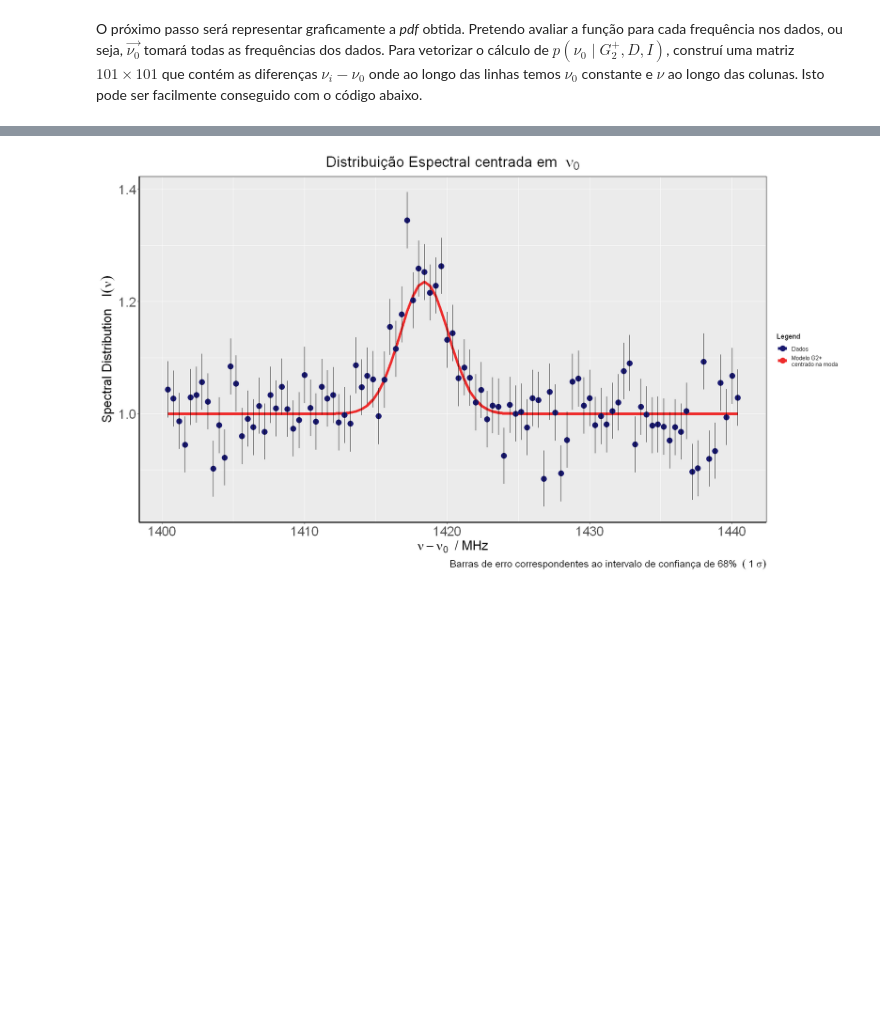
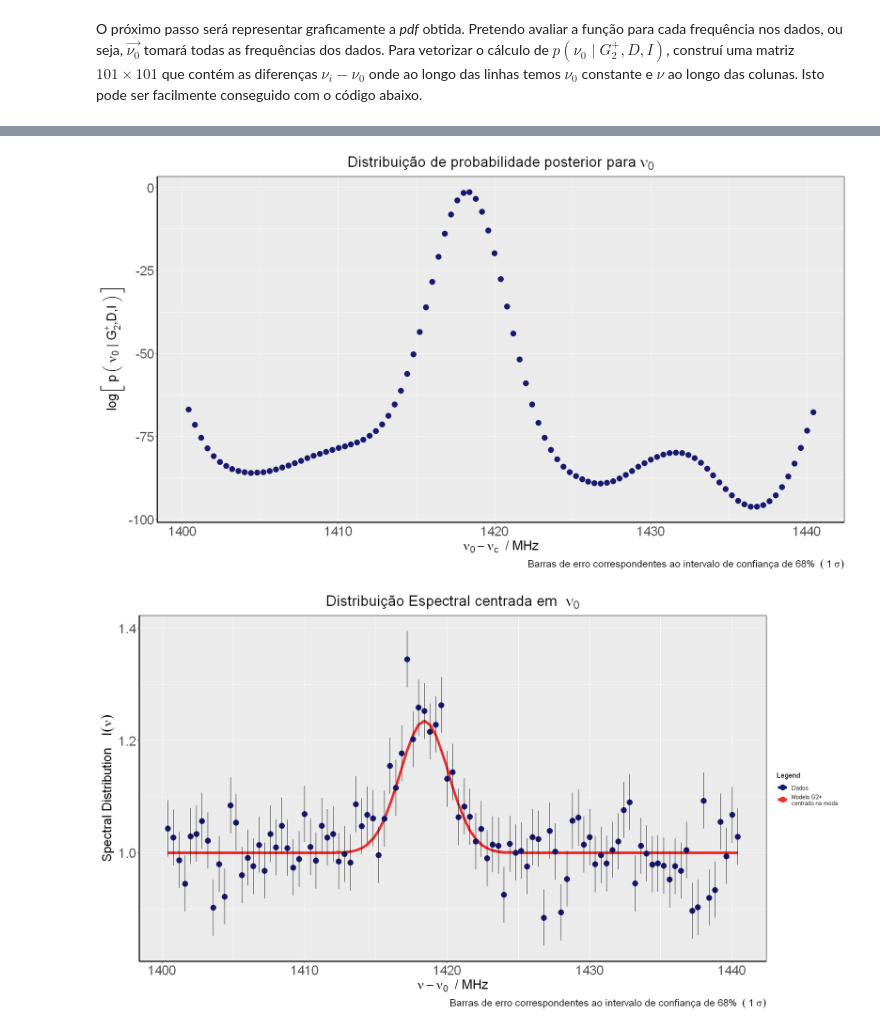
Before and after one commit to cesarium/da-bayesian-star, a Jupyter notebook: notebook.ipynb, the cells around one changed output, grey strips where cells are left out. Drawn from its saved outputs; the diff is of its cells as text; code cells hidden in the pictures; blank space fills up the shorter version.

```diff
--- a/notebook.ipynb
+++ b/notebook.ipynb
@@ -441,10 +428,26 @@ G2p.posterior = posterior_G2p()
 # %%
-df2 <- dados
+# Calculation of the pdf
+G2p.posterior = posterior_G2p()
 
-nu0_moda = Nu.data$freq[which.max(G2p.posterior)]
-emission_curve = emission_spec(nu0_moda,g=2)$freq
+# Inserting the values into a dataframe
+df.extended <- dados
+df.extended$posterior <- G2p.posterior
+df.extended$log10_posterior <- log(G2p.posterior,base=10)
 
-df2$nu0_moda <- emission_curve
-colour =
-, colour =
+# Plot of the above
+ggplot(data = df.extended , aes(freq) ) +
+
+    geom_point(aes(y=log10_posterior) , size = 4 , colour = 'midnightblue' )+
+
+    labs(title = bquote('Distribuição de probabilidade posterior para'~nu[0]),
+         caption = bquote('Barras de erro correspondentes ao intervalo de confiança de 68% '~(~'1'~sigma)),
+         x = bquote(nu[0]-nu[c]~' / MHz'),
+         y =  TeX(r'($log \, \left[ \, p\, \left(\, \nu_0 \, | \, G_2^{+}, D, I \,\right) \, \right]$)'),
+         colour = 'Legend') +
+
+    scale_color_manual(values = colors) +
+
+jupyter.theme()
+# %% [output]
+[figure, added]
 # %%
```
Also changed, not shown: parts of 17 cells of this notebook.
